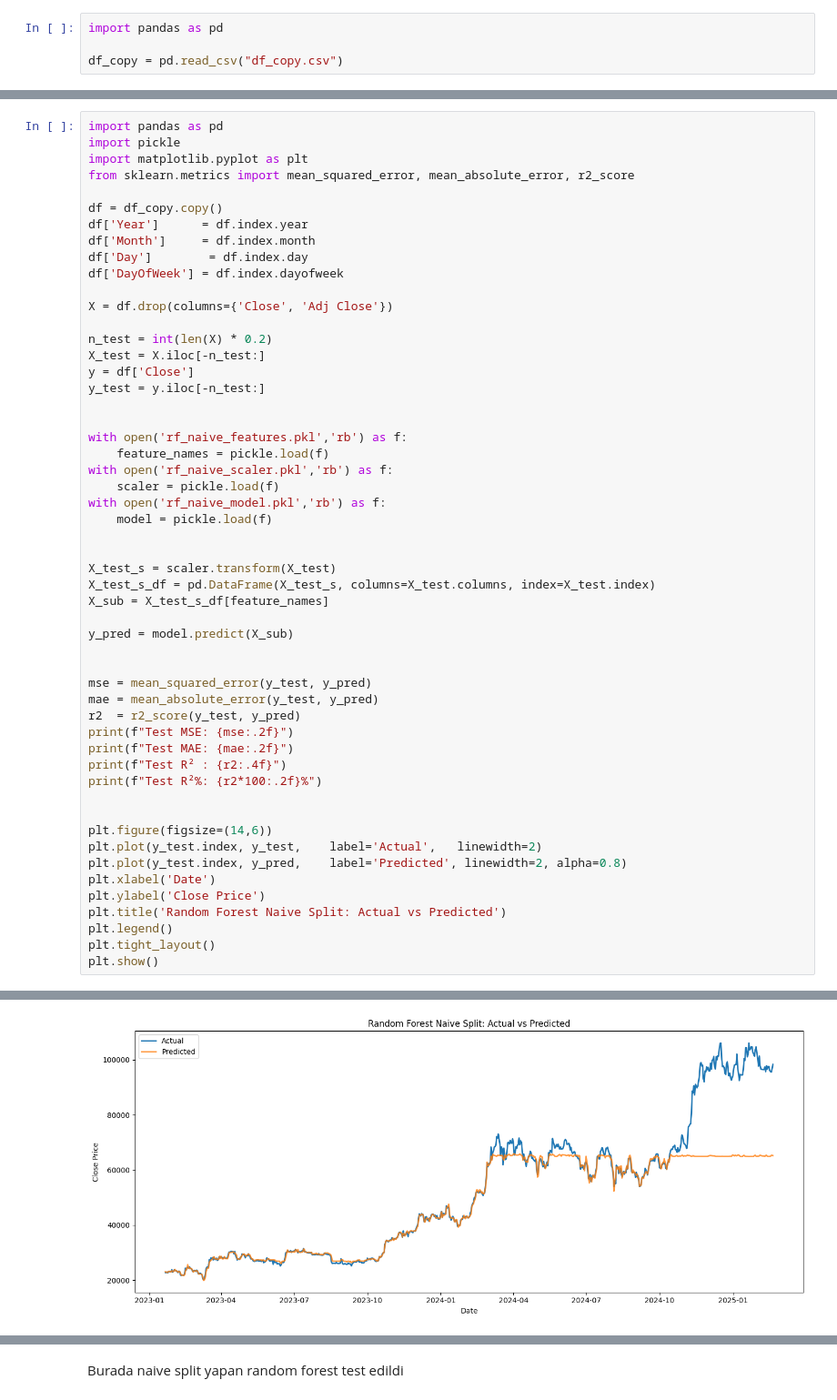
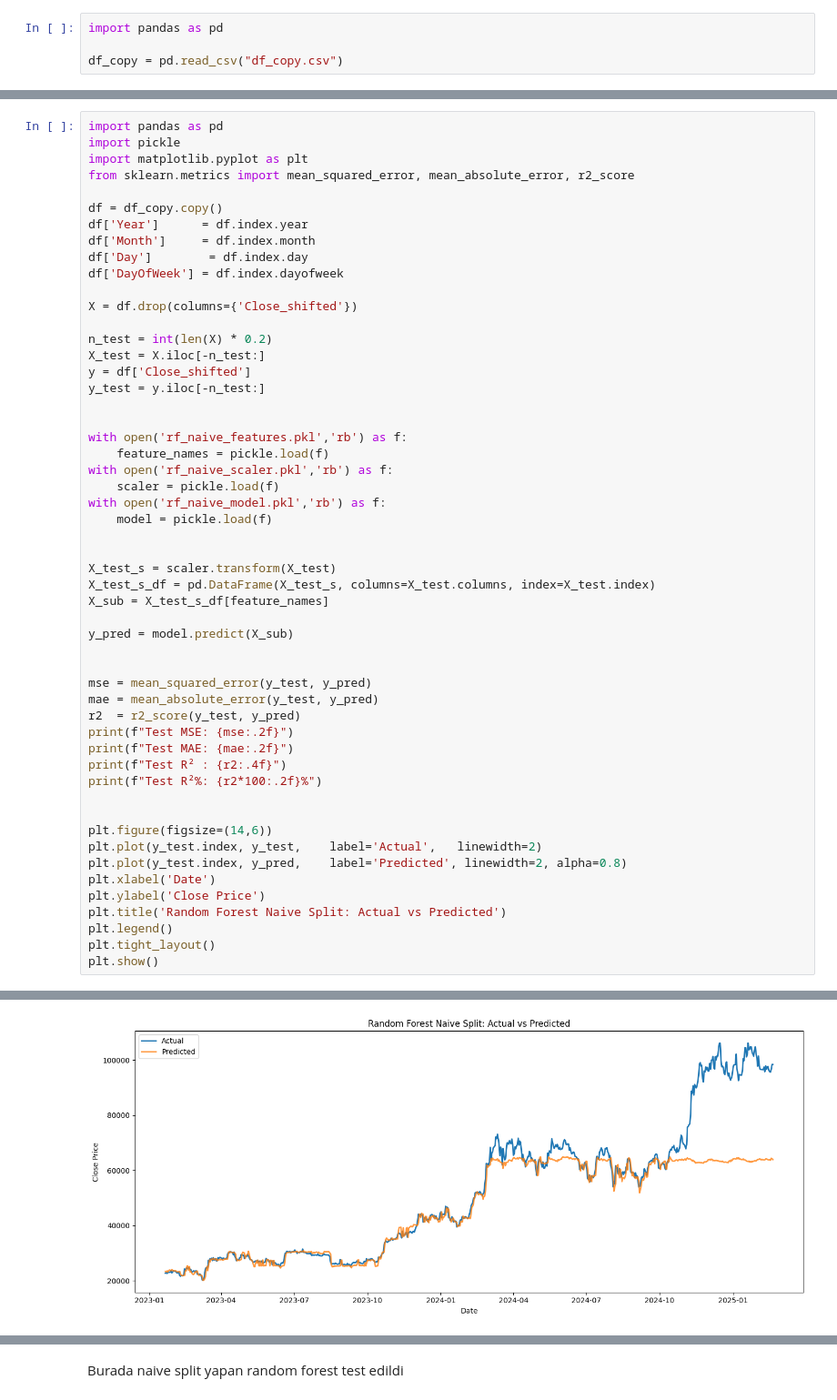
Before and after one commit to kaang457/crypto_prediction, a Jupyter notebook: test.ipynb, the cells around one changed output, grey strips where cells are left out. Shown at 91% size. Cells and saved outputs as stored; diff of their text form.

```diff
--- a/test.ipynb
+++ b/test.ipynb
@@ -34,11 +34,11 @@ df['Month']     = df.index.month
 df['Day']        = df.index.day
 df['DayOfWeek'] = df.index.dayofweek
 
-X = df.drop(columns={'Close', 'Adj Close'})
+X = df.drop(columns={'Close_shifted'})
 
 n_test = int(len(X) * 0.2)
 X_test = X.iloc[-n_test:]
-y = df['Close']
+y = df['Close_shifted']
 y_test = y.iloc[-n_test:]
 
 
@@ -83 +83 @@ Test R²%: 74.97%
-[figure, old version]
+[figure, new version]
```
Also changed, not shown: parts of 8 cells of this notebook, 39 other files.
